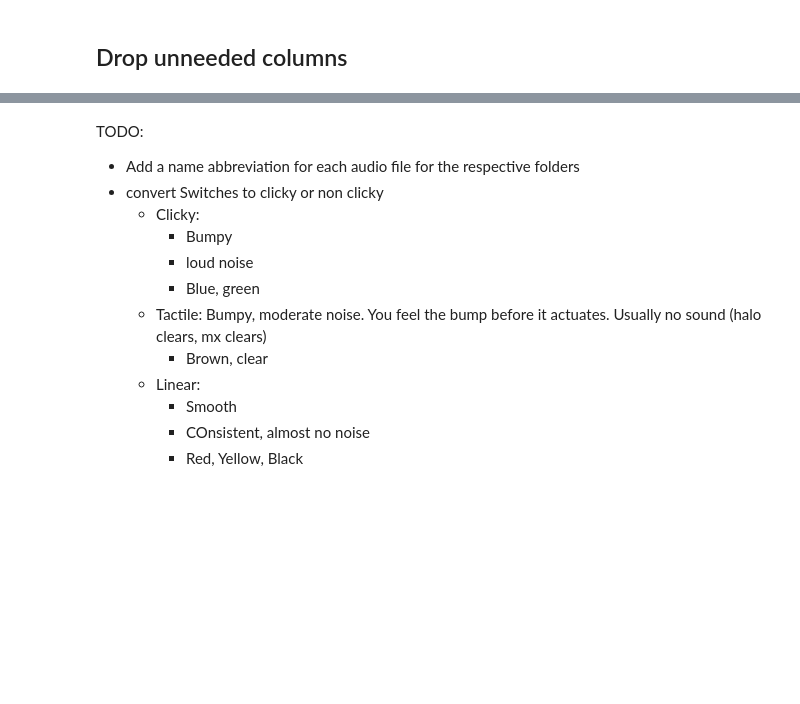
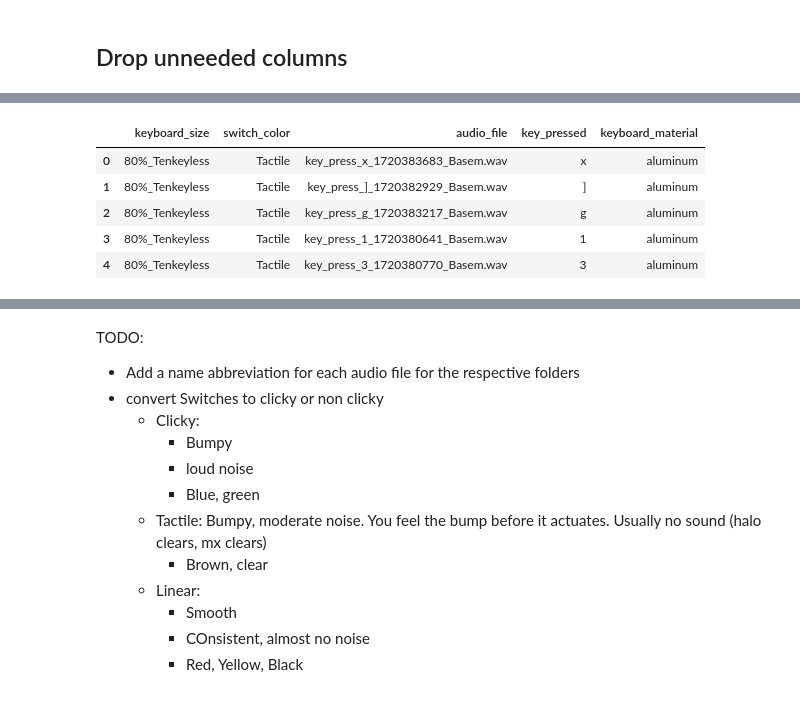
Before and after one commit to bsaleh524/keyboard_recorder, a Jupyter notebook: preprocessing/exploration.ipynb, the cells around one changed output, grey strips where cells are left out. Saved outputs shown, nothing was run; the diff lists cells and outputs as text; code cells hidden in the pictures; blank space fills up the shorter version.

```diff
--- a/preprocessing/exploration.ipynb
+++ b/preprocessing/exploration.ipynb
@@ -143,0 +211,10 @@ key_df[key_df['key_pressed'] == 'p']
+# %%
+key_df.drop(['user', 'microphone', 'keyboard_type'], axis=1, inplace=True)
+key_df.head()
+# %% [output]
+|  | keyboard_size | switch_color | audio_file | key_pressed | keyboard_material |
+| 0 | 80%_Tenkeyless | Tactile | key_press_x_1720383683_Basem.wav | x | aluminum |
+| 1 | 80%_Tenkeyless | Tactile | key_press_]_1720382929_Basem.wav | ] | aluminum |
+| 2 | 80%_Tenkeyless | Tactile | key_press_g_1720383217_Basem.wav | g | aluminum |
+| 3 | 80%_Tenkeyless | Tactile | key_press_1_1720380641_Basem.wav | 1 | aluminum |
+| 4 | 80%_Tenkeyless | Tactile | key_press_3_1720380770_Basem.wav | 3 | aluminum |
```
Also changed, not shown: parts of 12 cells of this notebook, 2 other files.
